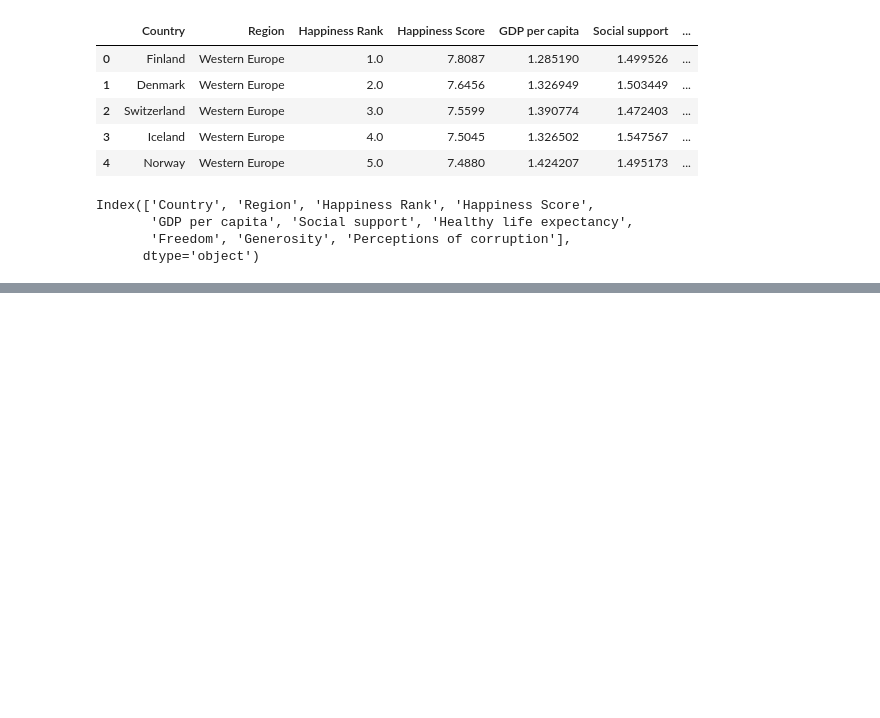
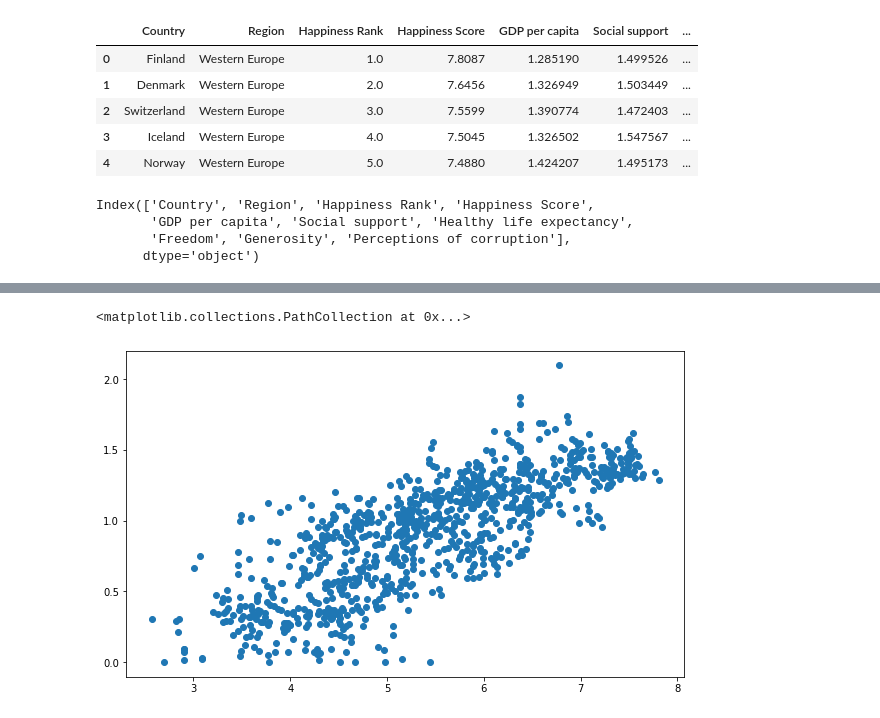
Before and after one commit to kdcunha/Happiness, a Jupyter notebook: Change Analysis.ipynb, the cells around one changed output, grey strips where cells are left out. Saved outputs shown, nothing was run; the diff lists cells and outputs as text; code cells hidden in the pictures; blank space fills up the shorter version.

```diff
--- a/Change Analysis.ipynb
+++ b/Change Analysis.ipynb
@@ -965,0 +986,7 @@ SyntaxError: unexpected EOF while parsing (<ipython-input-557-6ca94afbc096>, lin
+# %%
+plt.figure(figsize=(10,6))
+
+plt.scatter(combined['Happiness Score'], combined['GDP per capita'])
+# %% [output]
+<matplotlib.collections.PathCollection at 0x...>
+[figure, added]
```
Also changed, not shown: parts of 7 cells of this notebook.
